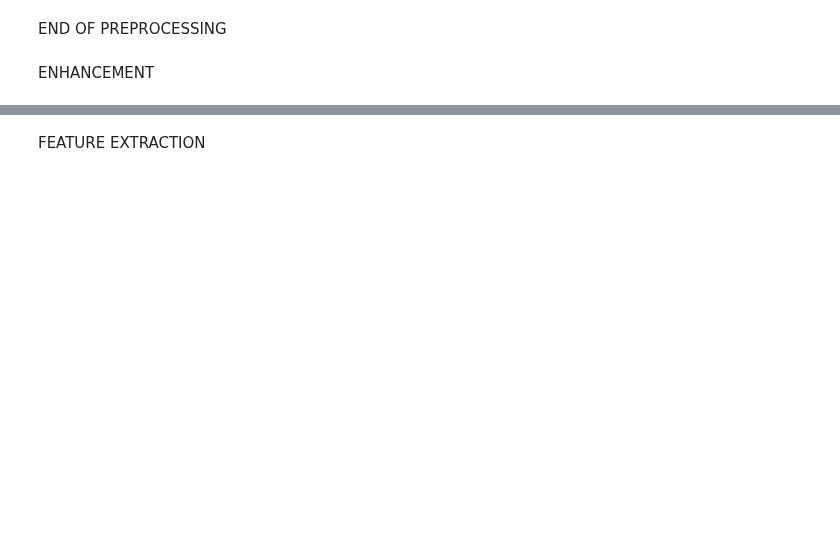
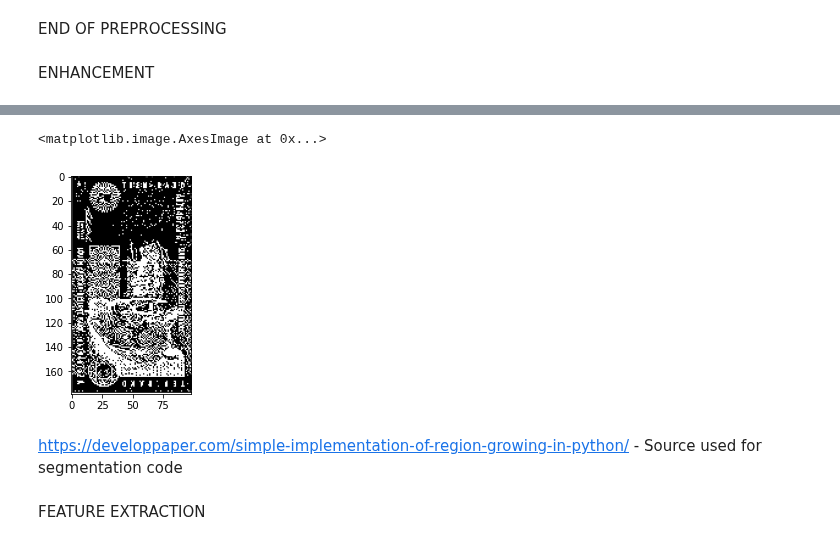
Before and after one commit to Frodo-Swaggins/COMP702PROJECT, a Jupyter notebook: comp702project.ipynb, the cells around one changed output, grey strips where cells are left out. Cells and saved outputs as stored; diff of their text form; code cells hidden in the pictures; blank space fills up the shorter version.

```diff
--- a/comp702project.ipynb
+++ b/comp702project.ipynb
@@ -210,3 +163,72 @@ plt.imshow(segmented[1],cmap='gray')
+# %%
+#Segmentation
+from scipy import optimize,signal
+
+def th_global(img):
+    t = img.mean() #Image's mean intensity
+    t_new = 1
+    flag = 1
+    while np.abs(t-t_new) >0.5:
+            if flag ==0: # skip the first iteration
+                t = t_new
+            g1 = img[img>t]
+            g2 = img[img <= t]
+            m1 = g1.mean()
+            m2 = g2.mean()
+            t_new = (m1+m2)*0.5
+            flag = 0
+    return t_new
+
+def adaptive(img , kernel_size, method = "bin_inv"):
+    I = img.copy()
+    if (kernel_size % 2) == 0:  # check if the size is even
+        kernel_size += 1  # if it does -> make odd. by +1 we more % of the signal
+    kernel = np.ones((kernel_size, kernel_size)) / (kernel_size**2)
+    t = signal.convolve2d(I,kernel, mode='same')
+    if method == "bin":
+        I[I <= t] = 0
+    if method =="bin_inv":
+        I[I > t] = 0
+    I[I > 0] = 255
+    return I
+
+def kernel_Gauss(kernel_size,sigma): #creates gaussian kernel with given size, and std (sigma)
+    ax = np.linspace(- (kernel_size-1) / 2,  (kernel_size-1) / 2,  kernel_size)
+    x, y = np.meshgrid(ax,ax)
+    kernel = (1 / (2 * np.pi * sigma ** 2)) * np.exp(-(np.square(x) + np.square(y)) / (2 * (sigma ** 2)))
+    return kernel / kernel.sum()
+
+def adaptiveGauss(img , kernel_size, method = "bin"):
+    I = img.copy()
+    sigma = 0.3*((kernel_size-1)*0.5 - 1) + 0.8
+    if (kernel_size % 2) == 0:  # check if the size is even
+        kernel_size += 1  # if it does -> make odd. by +1 we more % of the signal
+    kernel = kernel_Gauss(kernel_size,sigma)
+    t = signal.convolve2d(I,kernel, mode='same')
+    if method == "bin":
+        I[I <= t] = 0
+    if method =="bin_inv":
+        I[I > t] = 0
+    I[I > 0] = 255
+    return I
+
+segmented = []
+
+for num_of_im in range(len(sharp)):
+    img_samp = sharp[num_of_im]
+    img_samp = cv2.GaussianBlur(img_samp ,(3,3),cv2.BORDER_DEFAULT) #apply some smoothing
+    ret,thresh1 = cv2.threshold(sharp[num_of_im],th_global(sharp[num_of_im]),255,cv2.THRESH_BINARY_INV)
+    #thh_inv = adaptive(img_samp , 109)
+    #thh_inv_g = adaptiveGauss(img_samp,109)
+    segmented.append(thresh1)
+    #plt.imshow(thh_inv_g,cmap='gray')
+
+plt.imshow(segmented[1],cmap='gray')
+# %% [output]
+<matplotlib.image.AxesImage at 0x...>
+[figure, added]
+# %% [markdown]
+https://developpaper.com/simple-implementation-of-region-growing-in-python/ - Source used for segmentation code
 # %% [markdown]
 FEATURE EXTRACTION
 # %%
```
Also changed, not shown: parts of 14 cells of this notebook.
